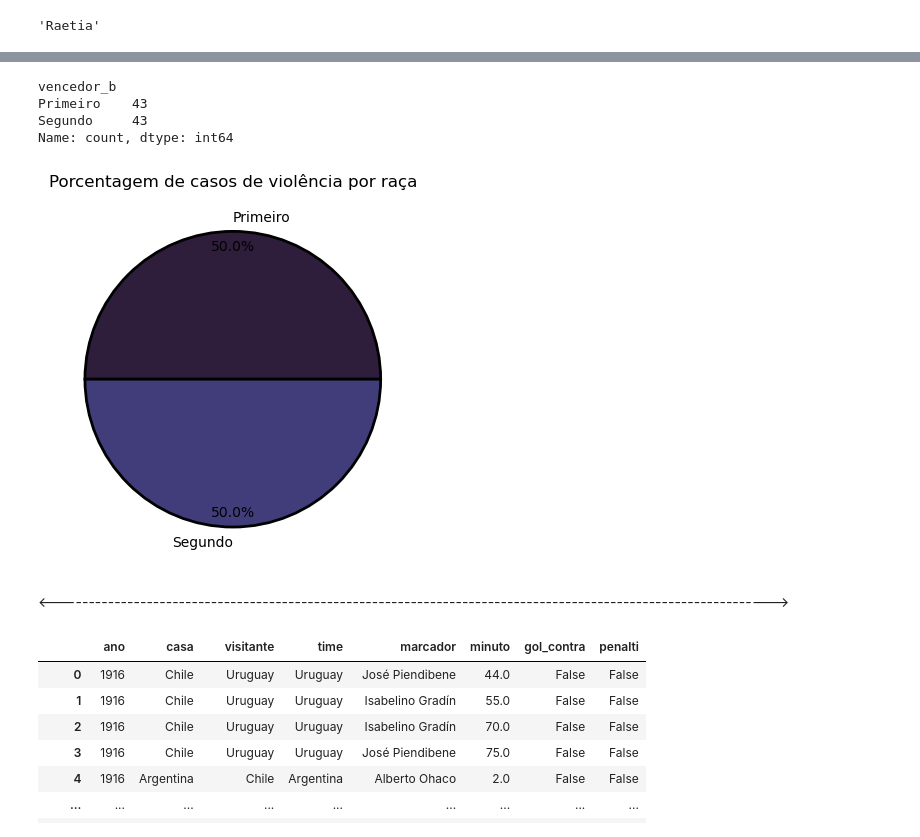
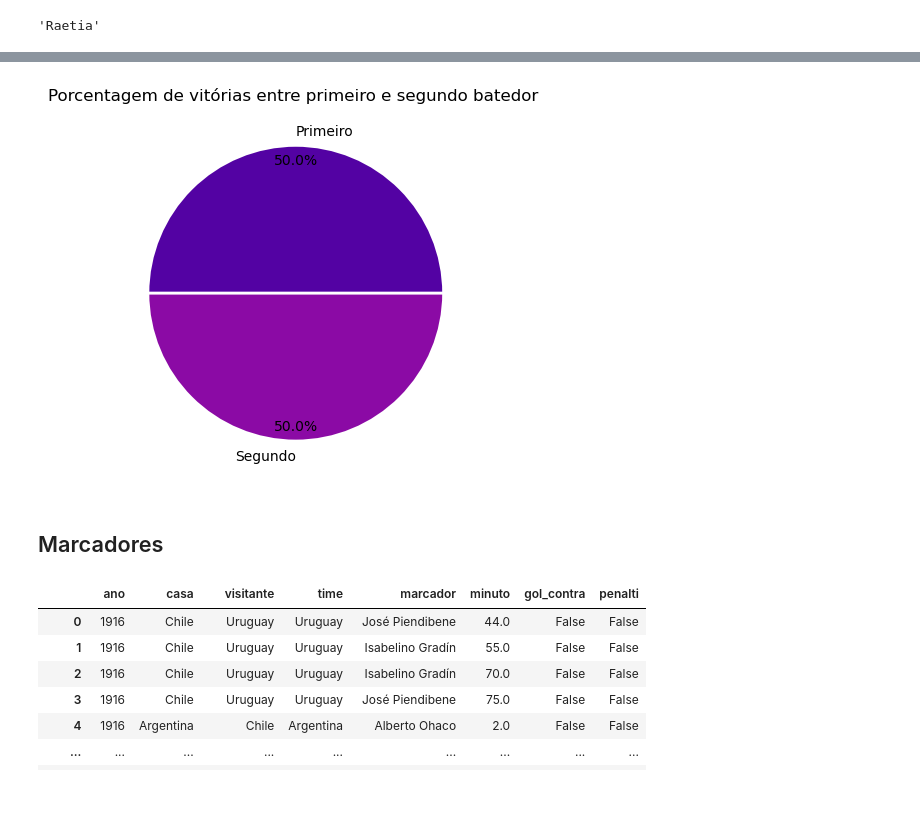
Before and after one commit to SillvioDaniel/futebol_internacional, a Jupyter notebook: nb.ipynb, the cells around one changed output, grey strips where cells are left out. Cells and saved outputs as stored; diff of their text form; code cells hidden in the pictures; blank space fills up the shorter version.

```diff
--- a/nb.ipynb
+++ b/nb.ipynb
@@ -227,4 +276,5 @@ penaltis['vencedor'].value_counts().idxmin()
 # %%
-penalti_batedor['vencedor_b'] = penalti_batedor.apply(lambda row: 'Primeiro' if row['vencedor'] == row['primeiro_batedor']  else 'Segundo', axis=1)
+# Identificando se o vencedor foi o primeiro ou o segundo batedor
+penalti_batedor.loc[:, 'vencedor_b'] = penalti_batedor.apply(lambda row: 'Primeiro' if row['vencedor'] == row['primeiro_batedor']  else 'Segundo', axis=1)
 penalti_batedor
 # %% [output]
@@ -249,30 +294,23 @@ See the caveats in the documentation: https://pandas.pydata.org/pandas-docs/stab
-# %%
-penalti_batedor['vencedor_b'].value_counts()
-# %% [output]
-vencedor_b
-Primeiro    43
-Segundo     43
-Name: count, dtype: int64
 # %%
 plt.pie(penalti_batedor['vencedor_b'].value_counts(),
         labels=penalti_batedor['vencedor_b'].unique(),
         colors=cores,
         autopct="%1.1f%%",
         pctdistance=0.9,
 
-        wedgeprops = {"edgecolor" : "black",
+        wedgeprops = {"edgecolor" : "white",
                       'linewidth': 2,
                       'antialiased': True
                       })
-plt.title('Porcentagem de casos de violência por raça')
+plt.title('Porcentagem de vitórias entre primeiro e segundo batedor ')
 
 
 
 plt.show()
 # %% [output]
-[figure, old version]
+[figure, new version]
 # %% [markdown]
-<--------------------------------------------------------------------------------------------------------------->
+## Marcadores
 # %%
 marcadores
 # %% [output]
```
Also changed, not shown: parts of 55 cells of this notebook, 3 other files.
